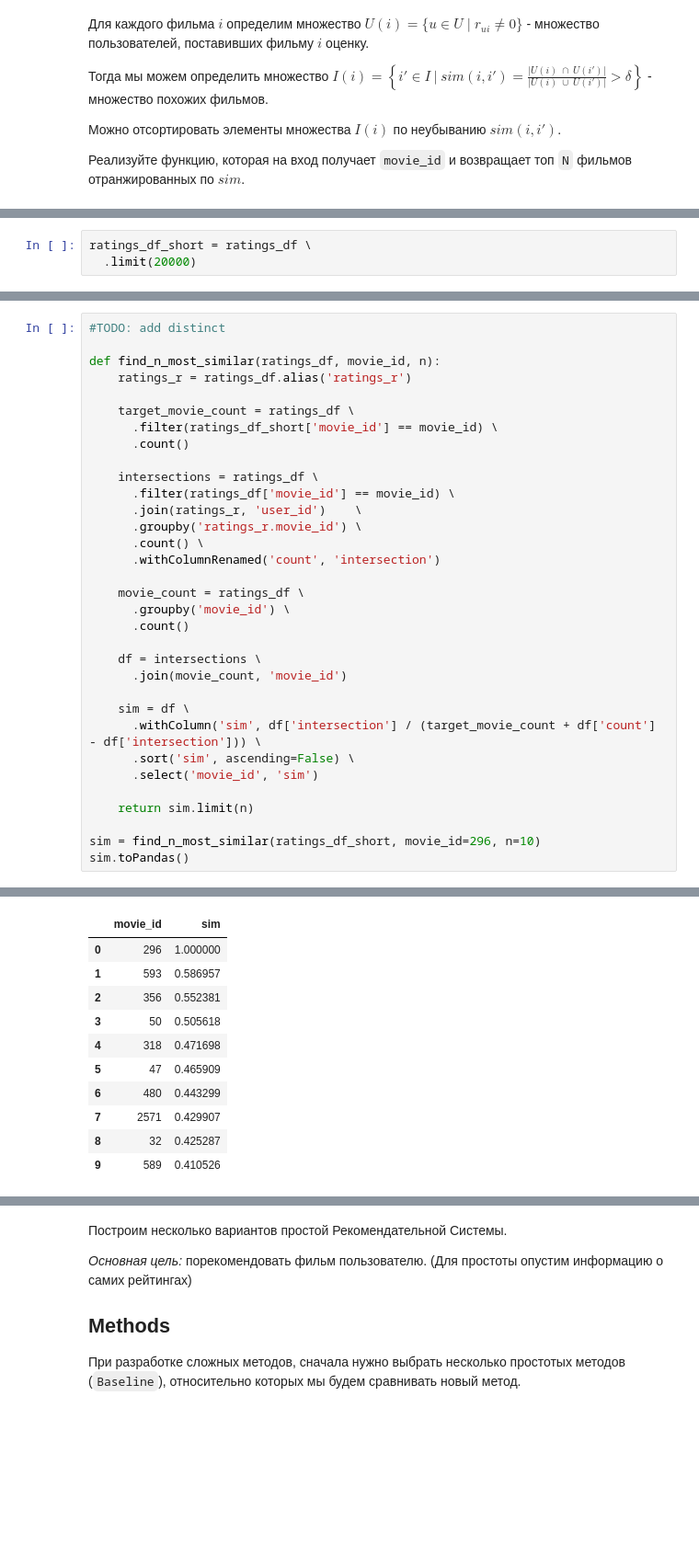
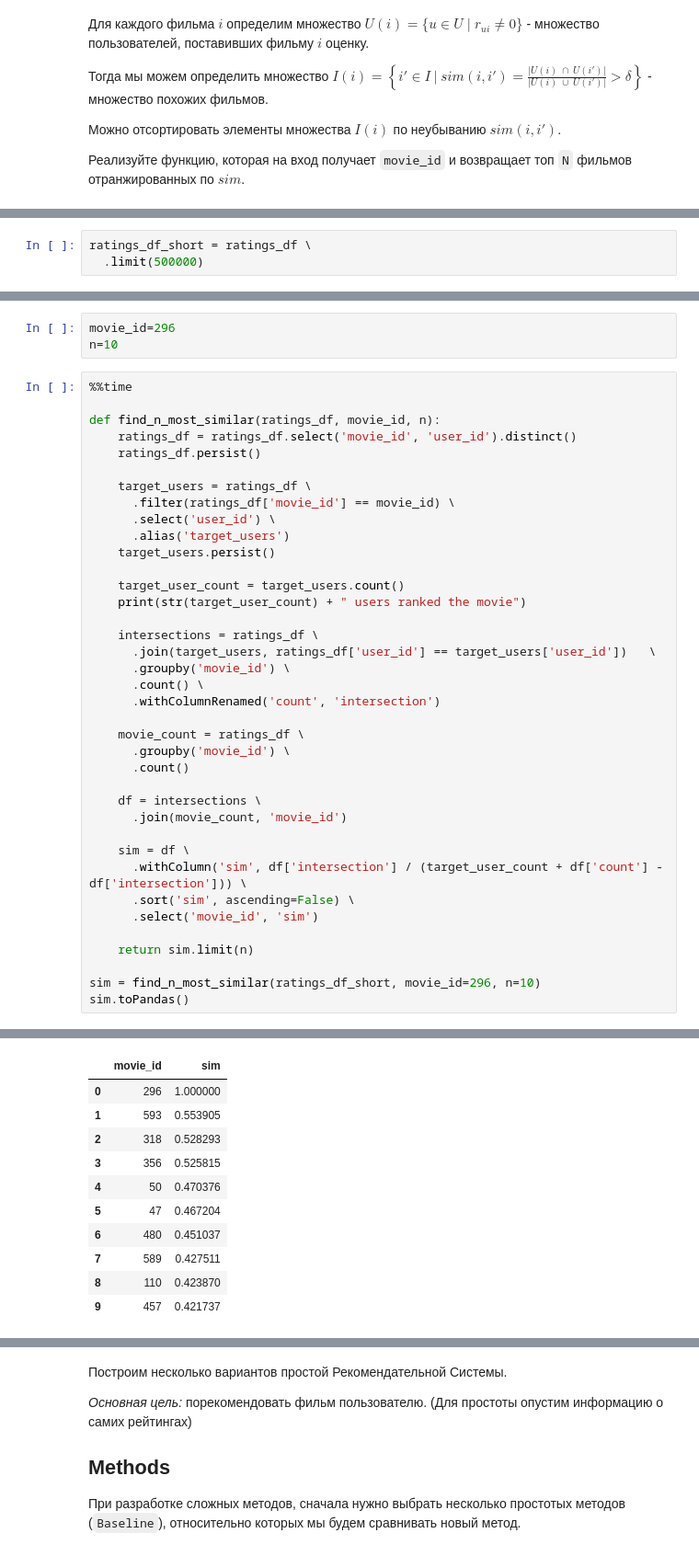
Before and after one commit to maxkvant/MLBD, a Jupyter notebook: spark_sql/notebooks/spark_sql_examples.ipynb, the cells around one changed output, grey strips where cells are left out. Shown at 92% size. Cells and saved outputs as stored; diff of their text form; blank space fills up the shorter version.

```diff
--- a/spark_sql/notebooks/spark_sql_examples.ipynb
+++ b/spark_sql/notebooks/spark_sql_examples.ipynb
@@ -386,6 +391,6 @@ ratings_df \
 # %%
 ratings_df_short = ratings_df \
-  .limit(20000)
+  .limit(500000)
 # %%
 ratings_df_short.count()
 # %% [output]
@@ -393,17 +398,25 @@ ratings_df_short.count()
+# %%
+movie_id=296
+n=10
 # %%
-#TODO: add distinct
+%%time
 
 def find_n_most_similar(ratings_df, movie_id, n):
-    ratings_r = ratings_df.alias('ratings_r')
+    ratings_df = ratings_df.select('movie_id', 'user_id').distinct()
+    ratings_df.persist()
 
-    target_movie_count = ratings_df \
-      .filter(ratings_df_short['movie_id'] == movie_id) \
-      .count()
+    target_users = ratings_df \
+      .filter(ratings_df['movie_id'] == movie_id) \
+      .select('user_id') \
+      .alias('target_users')
+    target_users.persist()
+
+    target_user_count = target_users.count()
+    print(str(target_user_count) + " users ranked the movie")
 
     intersections = ratings_df \
-      .filter(ratings_df['movie_id'] == movie_id) \
-      .join(ratings_r, 'user_id')    \
-      .groupby('ratings_r.movie_id') \
+      .join(target_users, ratings_df['user_id'] == target_users['user_id'])   \
+      .groupby('movie_id') \
       .count() \
       .withColumnRenamed('count', 'intersection')
 
@@ -415,7 +428,7 @@ def find_n_most_similar(ratings_df, movie_id, n):
       .join(movie_count, 'movie_id')
 
     sim = df \
-      .withColumn('sim', df['intersection'] / (target_movie_count + df['count'] - df['intersection'])) \
+      .withColumn('sim', df['intersection'] / (target_user_count + df['count'] - df['intersection'])) \
       .sort('sim', ascending=False) \
       .select('movie_id', 'sim')
 
@@ -427,14 +443,14 @@ sim.toPandas()
 |  | movie_id | sim |
 | 0 | 296 | 1.000000 |
-| 1 | 593 | 0.586957 |
-| 2 | 356 | 0.552381 |
-| 3 | 50 | 0.505618 |
-| 4 | 318 | 0.471698 |
-| 5 | 47 | 0.465909 |
-| 6 | 480 | 0.443299 |
-| 7 | 2571 | 0.429907 |
-| 8 | 32 | 0.425287 |
-| 9 | 589 | 0.410526 |
+| 1 | 593 | 0.553905 |
+| 2 | 318 | 0.528293 |
+| 3 | 356 | 0.525815 |
+| 4 | 50 | 0.470376 |
+| 5 | 47 | 0.467204 |
+| 6 | 480 | 0.451037 |
+| 7 | 589 | 0.427511 |
+| 8 | 110 | 0.423870 |
+| 9 | 457 | 0.421737 |
 # %%
 sim \
   .join(movies_df, sim['movie_id'] == movies_df['movieId']) \
```
Also changed, not shown: parts of 7 cells of this notebook.
